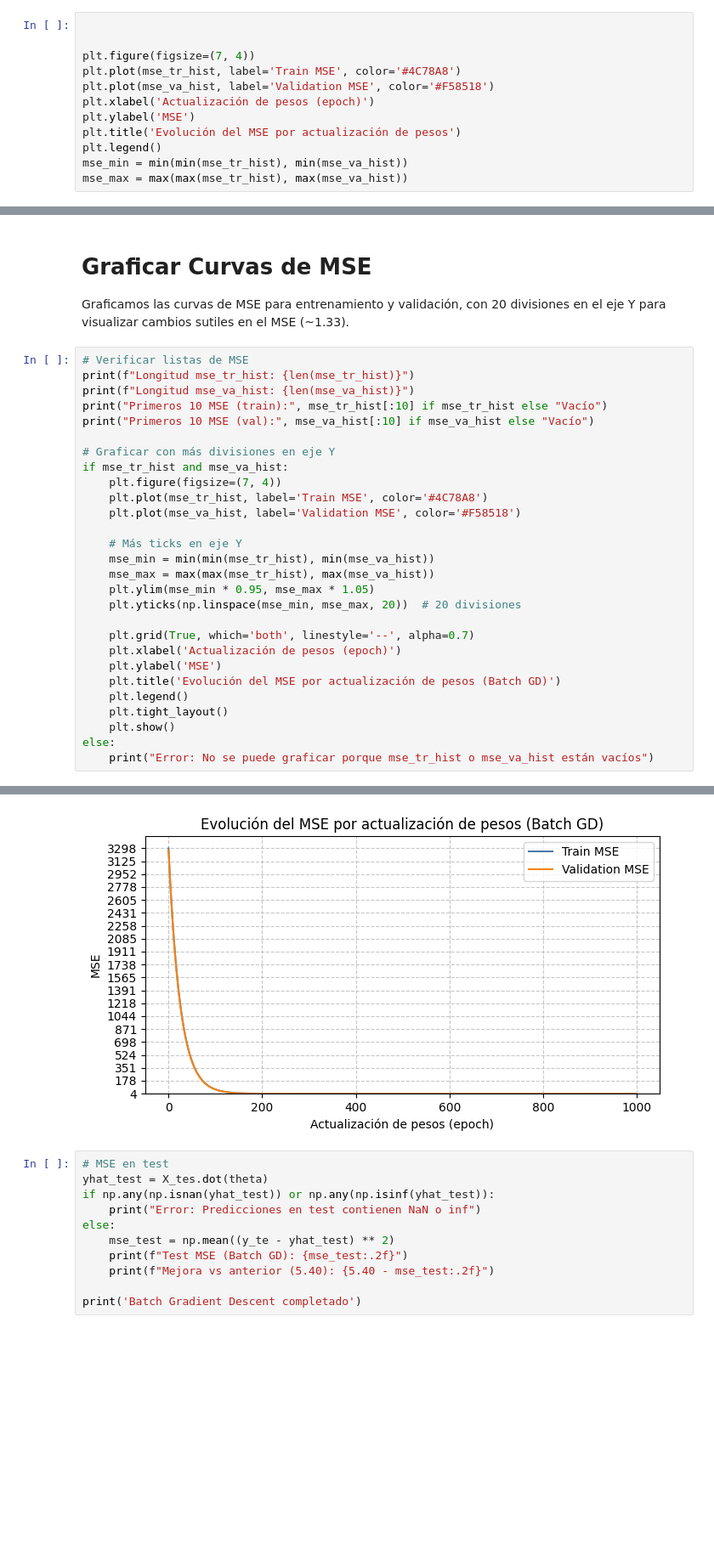
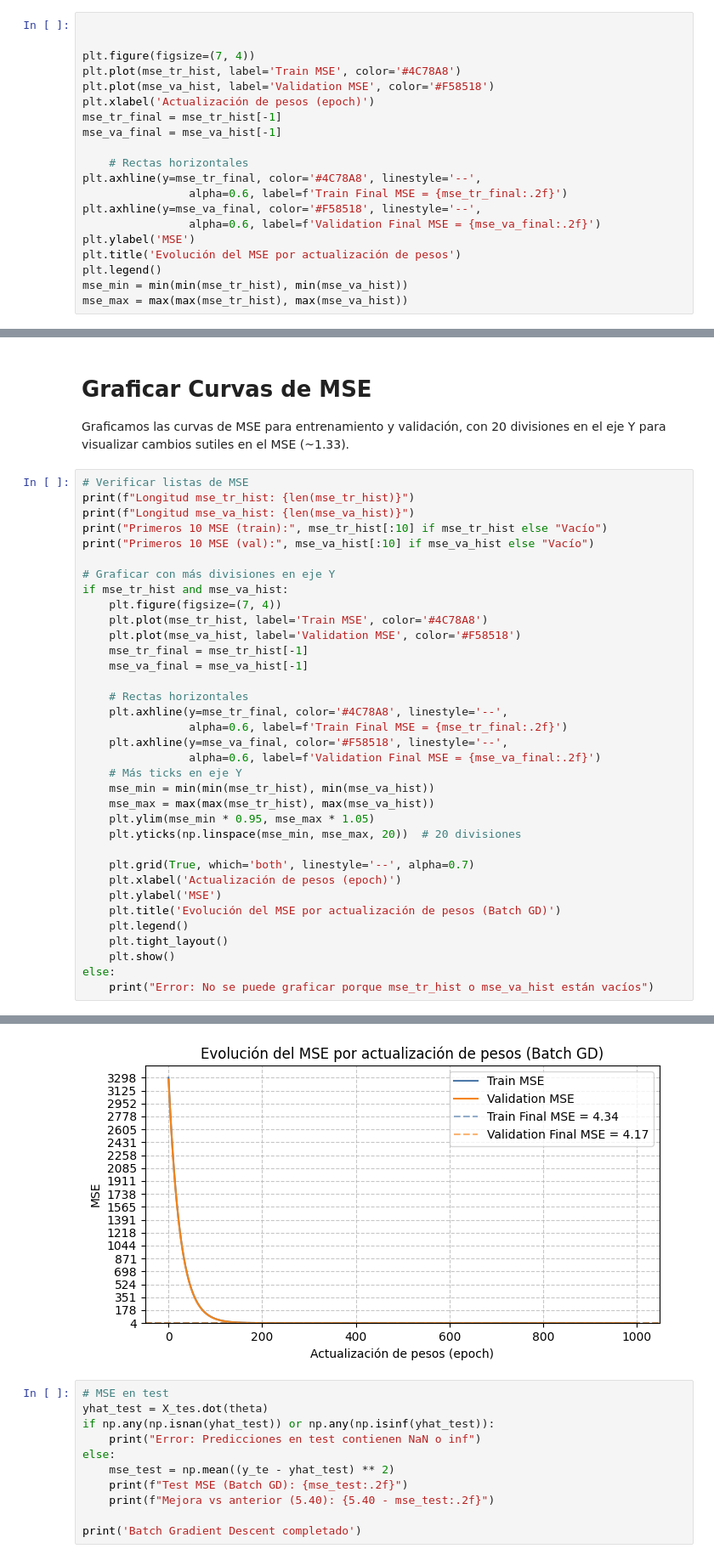
Before and after one commit to kronk99/TareasIA, a Jupyter notebook: Notebook.ipynb, the cells around one changed output, grey strips where cells are left out. Shown at 85% size. Cells and saved outputs as stored; diff of their text form; blank space fills up the shorter version.

```diff
--- a/Notebook.ipynb
+++ b/Notebook.ipynb
@@ -501,6 +512,14 @@ plt.figure(figsize=(7, 4))
 plt.plot(mse_tr_hist, label='Train MSE', color='#4C78A8')
 plt.plot(mse_va_hist, label='Validation MSE', color='#F58518')
 plt.xlabel('Actualización de pesos (epoch)')
+mse_tr_final = mse_tr_hist[-1]
+mse_va_final = mse_va_hist[-1]
+
+    # Rectas horizontales
+plt.axhline(y=mse_tr_final, color='#4C78A8', linestyle='--',
+                alpha=0.6, label=f'Train Final MSE = {mse_tr_final:.2f}')
+plt.axhline(y=mse_va_final, color='#F58518', linestyle='--',
+                alpha=0.6, label=f'Validation Final MSE = {mse_va_final:.2f}')
 plt.ylabel('MSE')
 plt.title('Evolución del MSE por actualización de pesos')
 plt.legend()
@@ -666,34 +685,41 @@ print(f"Longitud mse_tr_hist: {len(mse_tr_hist)}")
 print(f"Longitud mse_va_hist: {len(mse_va_hist)}")
 print("Primeros 10 MSE (train):", mse_tr_hist[:10] if mse_tr_hist else "Vacío")
 print("Primeros 10 MSE (val):", mse_va_hist[:10] if mse_va_hist else "Vacío")
 
 # Graficar con más divisiones en eje Y
 if mse_tr_hist and mse_va_hist:
     plt.figure(figsize=(7, 4))
     plt.plot(mse_tr_hist, label='Train MSE', color='#4C78A8')
     plt.plot(mse_va_hist, label='Validation MSE', color='#F58518')
+    mse_tr_final = mse_tr_hist[-1]
+    mse_va_final = mse_va_hist[-1]
 
+    # Rectas horizontales
+    plt.axhline(y=mse_tr_final, color='#4C78A8', linestyle='--',
+                alpha=0.6, label=f'Train Final MSE = {mse_tr_final:.2f}')
+    plt.axhline(y=mse_va_final, color='#F58518', linestyle='--',
+                alpha=0.6, label=f'Validation Final MSE = {mse_va_final:.2f}')
     # Más ticks en eje Y
     mse_min = min(min(mse_tr_hist), min(mse_va_hist))
     mse_max = max(max(mse_tr_hist), max(mse_va_hist))
     plt.ylim(mse_min * 0.95, mse_max * 1.05)
     plt.yticks(np.linspace(mse_min, mse_max, 20))  # 20 divisiones
 
     plt.grid(True, which='both', linestyle='--', alpha=0.7)
     plt.xlabel('Actualización de pesos (epoch)')
     plt.ylabel('MSE')
     plt.title('Evolución del MSE por actualización de pesos (Batch GD)')
     plt.legend()
     plt.tight_layout()
     plt.show()
 else:
     print("Error: No se puede graficar porque mse_tr_hist o mse_va_hist están vacíos")
 # %% [output]
 Longitud mse_tr_hist: 1000
 Longitud mse_va_hist: 1000
 Primeros 10 MSE (train): [np.float64(3298.3625887052813), np.float64(3167.9961517509187), np.float64(3042.789320792131), np.float64(2922.5378847445118), np.float64(2807.045715178165), np.float64(2696. ...
 Primeros 10 MSE (val): [np.float64(3273.023792846735), np.float64(3143.557610617641), np.float64(3019.2172144472875), np.float64(2899.799700735271), np.float64(2785.110197186713), np.float64(2674.9615 ...
-[figure, old version]
+[figure, new version]
 # %%
 # MSE en test
 yhat_test = X_tes.dot(theta)
```
Also changed, not shown: parts of 23 cells of this notebook.
